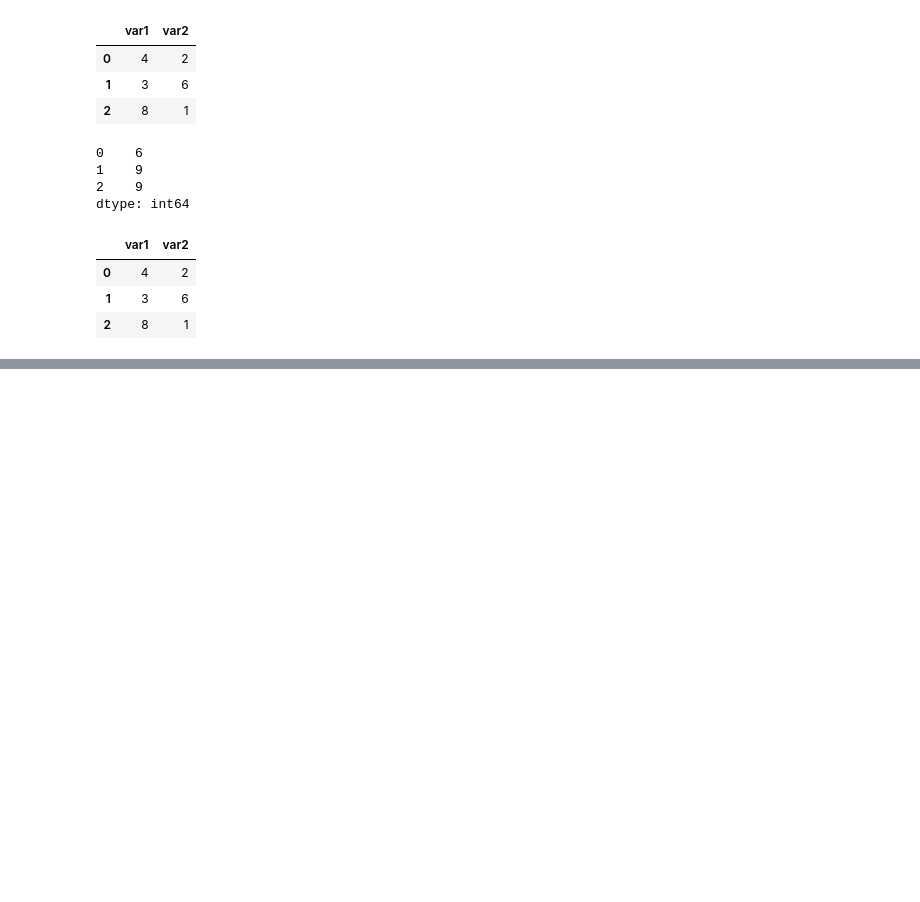
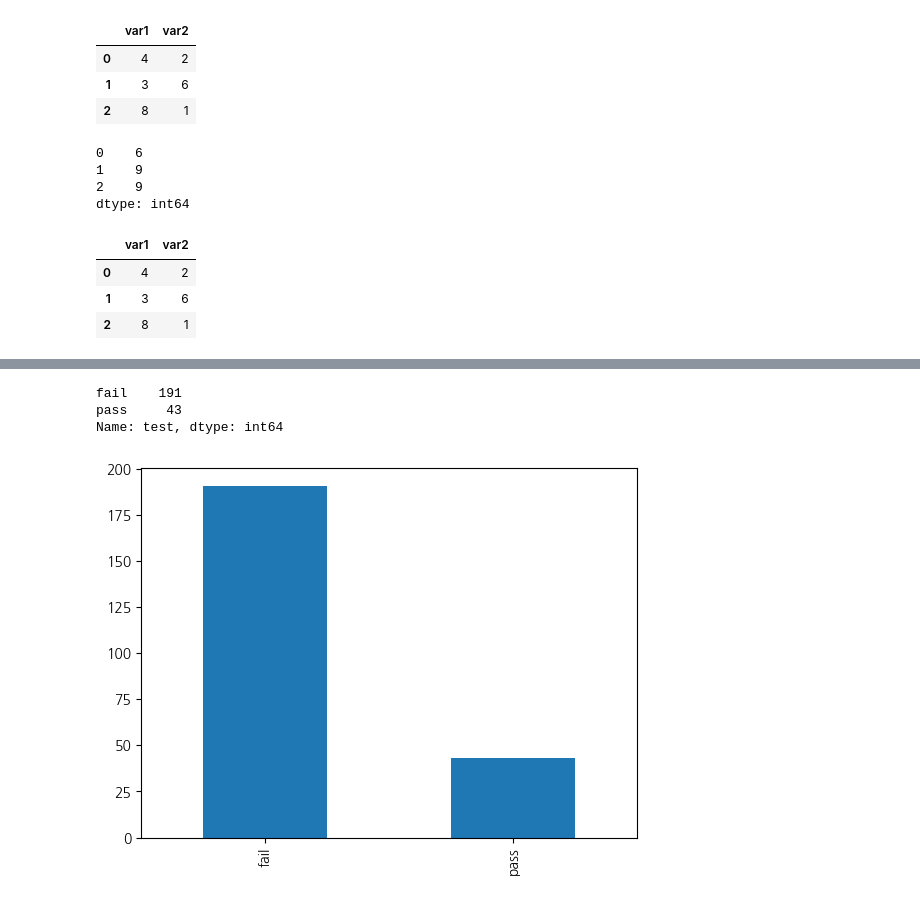
Before and after one commit to jw13k/2024-1-my-BDA, a Jupyter notebook: inclass/03w_0322_fri_ch05_dataframe_medium.ipynb, the cells around one changed output, grey strips where cells are left out. Saved outputs shown, nothing was run; the diff lists cells and outputs as text; code cells hidden in the pictures; blank space fills up the shorter version.

```diff
--- a/inclass/03w_0322_fri_ch05_dataframe_medium.ipynb
+++ b/inclass/03w_0322_fri_ch05_dataframe_medium.ipynb
@@ -531,0 +587,6 @@ df
+# %%
+import numpy as np
+
+#25 이상이면 pass, 그렇지 않으면 fail부여
+mpg['test'] = np.where(mpg['total'] >= 25, 'pass', 'fail')
+mpg.head()
@@ -531,0 +600,11 @@ df
+# %%
+mpg['test'].value_counts()
+# %% [output]
+fail    191
+pass     43
+Name: test, dtype: int64
+# %%
+couunt_test = mpg['test'].value_counts()
+couunt_test.plot.bar();
+# %% [output]
+[figure, added]
```
Also changed, not shown: parts of 14 cells of this notebook.
